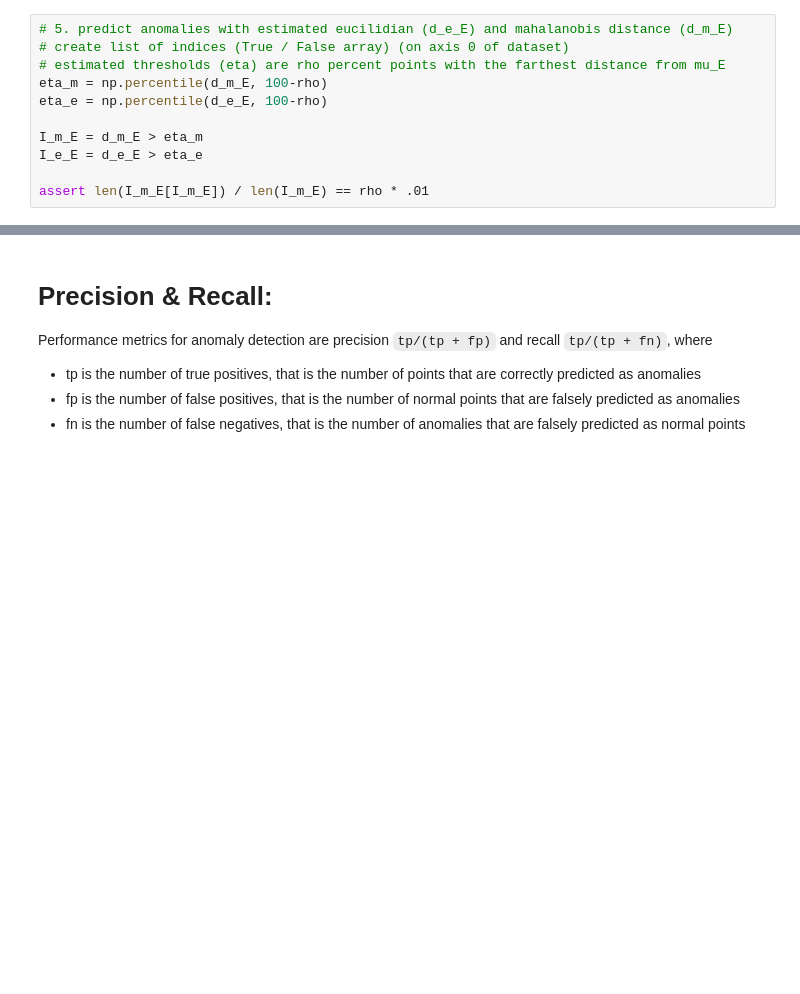
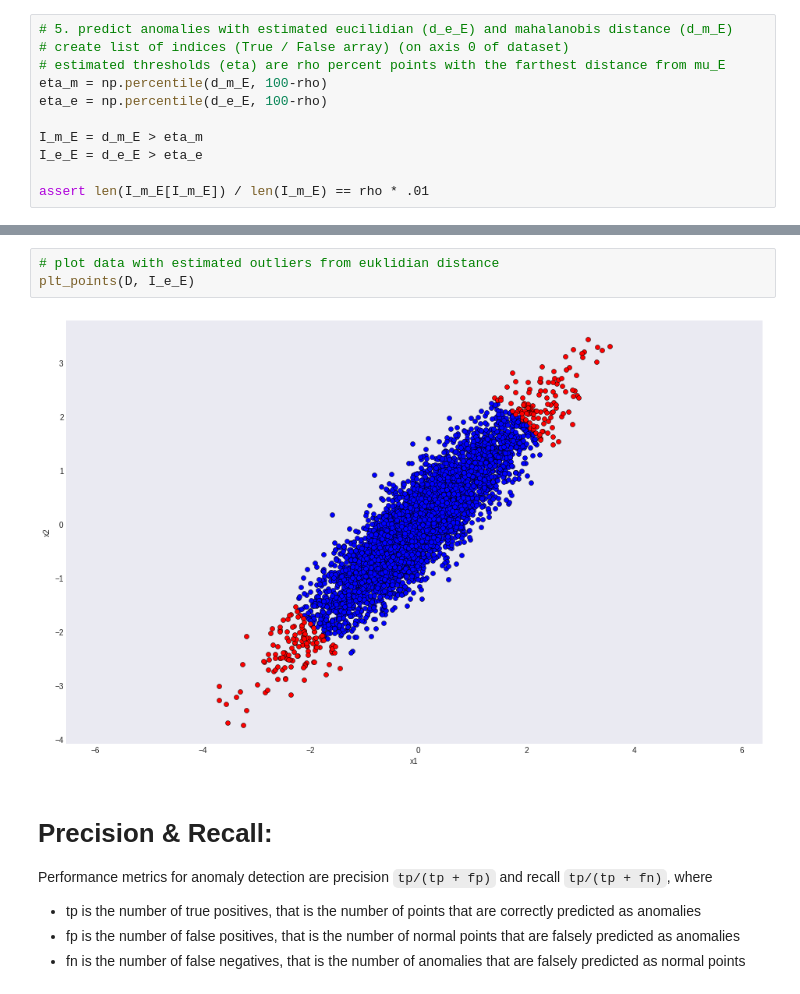
Before and after one commit to larsaars/machine_learning_tests, a Jupyter notebook: assignment_5_1/anomaly.ipynb, the cells around one changed output, grey strips where cells are left out. Saved outputs shown, nothing was run; the diff lists cells and outputs as text; blank space fills up the shorter version.

```diff
--- a/assignment_5_1/anomaly.ipynb
+++ b/assignment_5_1/anomaly.ipynb
@@ -165,3 +230,8 @@ assert len(I_m_E[I_m_E]) / len(I_m_E) == rho * .01
+# %%
+# plot data with estimated outliers from euklidian distance
+plt_points(D, I_e_E)
+# %% [output]
+[figure, added]
 # %% [markdown]
 # Precision & Recall:
 Performance metrics for anomaly detection are precision `tp/(tp + fp)` and recall `tp/(tp + fn)`, where
```
Also changed, not shown: parts of 7 cells of this notebook, 1 other file.
